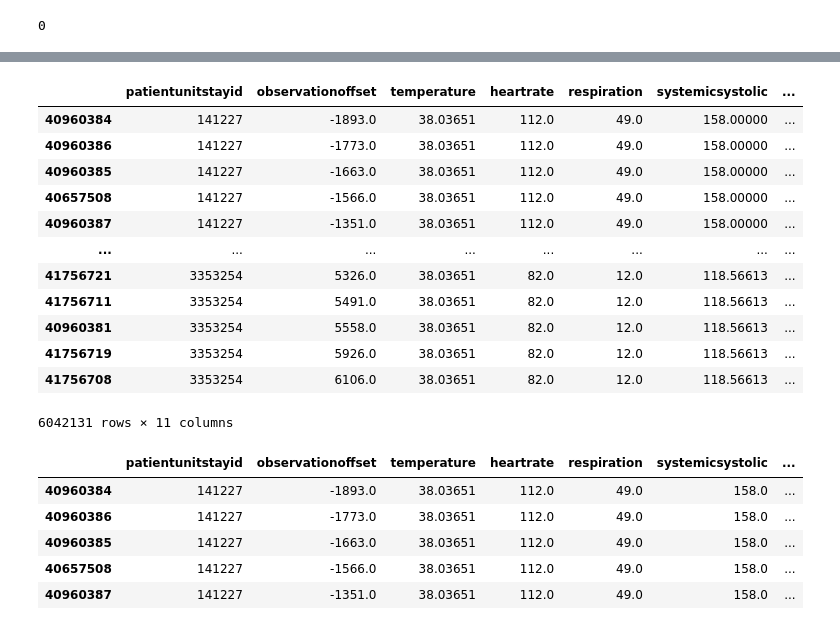
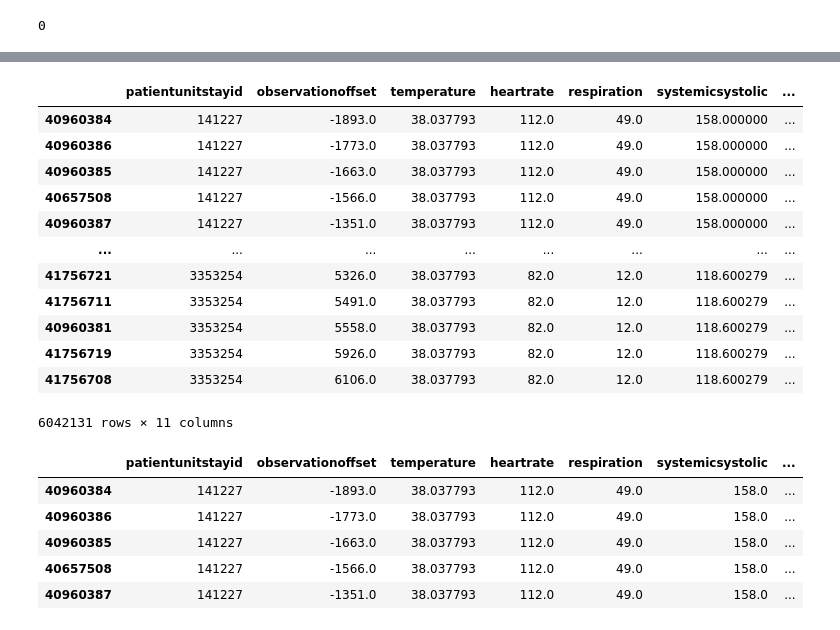
Before and after one commit to StallionsProject/SepsisPrediction, a Jupyter notebook: Jupyter Notebooks/data-interpolation.ipynb, the cells around one changed output, grey strips where cells are left out. Saved outputs shown, nothing was run; the diff lists cells and outputs as text; code cells hidden in the pictures.

Commit message:
fixed mean calculations in data interpolation

```diff
--- a/Jupyter Notebooks/data-interpolation.ipynb
+++ b/Jupyter Notebooks/data-interpolation.ipynb
@@ -131,10 +150,9 @@ finalData[cols].isnull().sum().sum()
 # %%
-finalData['temperature'] = finalData['temperature'].fillna(finalData['temperature'].mean())
-finalData['heartrate'] = finalData['heartrate'].fillna(finalData['heartrate'].mean())
-finalData['respiration'] = finalData['respiration'].fillna(finalData['respiration'].mean())
-finalData['systemicsystolic'] = finalData['systemicsystolic'].fillna(finalData['systemicsystolic'].mean())
-finalData['creatinine'] = finalData['creatinine'].fillna(finalData['creatinine'].mean())
-finalData['wbcx1000'] = finalData['wbcx1000'].fillna(finalData['wbcx1000'].mean())
-finalData['lactate'] = finalData['lactate'].fillna(finalData['lactate'].mean())
-finalData['urineoutputbyweight'] = finalData['urineoutputbyweight'].fillna(finalData['urineoutputbyweight'].mean())
-finalData['diagnosis'] = finalData['diagnosis'].fillna(0)
+sepsisOnly['temperature'] = sepsisOnly['temperature'].fillna(sepsisOnly['temperature'].mean())
+sepsisOnly['heartrate'] = sepsisOnly['heartrate'].fillna(sepsisOnly['heartrate'].mean())
+sepsisOnly['respiration'] = sepsisOnly['respiration'].fillna(sepsisOnly['respiration'].mean())
+sepsisOnly['systemicsystolic'] = sepsisOnly['systemicsystolic'].fillna(sepsisOnly['systemicsystolic'].mean())
+sepsisOnly['creatinine'] = sepsisOnly['creatinine'].fillna(sepsisOnly['creatinine'].mean())
+sepsisOnly['wbcx1000'] = sepsisOnly['wbcx1000'].fillna(sepsisOnly['wbcx1000'].mean())
+sepsisOnly['lactate'] = sepsisOnly['lactate'].fillna(sepsisOnly['lactate'].mean())
+sepsisOnly['urineoutputbyweight'] = sepsisOnly['urineoutputbyweight'].fillna(sepsisOnly['urineoutputbyweight'].mean())
@@ -143,2 +179,5 @@ finalData[cols].isnull().sum().sum()
 # %% [output]
 0
+# %%
+notSepsis = finalData[finalData['diagnosis'] == 0]
+notSepsis
@@ -144,0 +198,9 @@ finalData[cols].isnull().sum().sum()
+# %%
+notSepsis['temperature'] = notSepsis['temperature'].fillna(notSepsis['temperature'].mean())
+notSepsis['heartrate'] = notSepsis['heartrate'].fillna(notSepsis['heartrate'].mean())
+notSepsis['respiration'] = notSepsis['respiration'].fillna(notSepsis['respiration'].mean())
+notSepsis['systemicsystolic'] = notSepsis['systemicsystolic'].fillna(notSepsis['systemicsystolic'].mean())
+notSepsis['creatinine'] = notSepsis['creatinine'].fillna(notSepsis['creatinine'].mean())
+notSepsis['wbcx1000'] = notSepsis['wbcx1000'].fillna(notSepsis['wbcx1000'].mean())
+notSepsis['lactate'] = notSepsis['lactate'].fillna(notSepsis['lactate'].mean())
+notSepsis['urineoutputbyweight'] = notSepsis['urineoutputbyweight'].fillna(notSepsis['urineoutputbyweight'].mean())
@@ -144,0 +229,3 @@ finalData[cols].isnull().sum().sum()
+# %%
+finalData2 = notSepsis.append(sepsisOnly)
+finalData2
@@ -145,18 +246,18 @@ finalData[cols].isnull().sum().sum()
 # %%
-finalData.sort_values(['patientunitstayid','observationoffset'])
-finalData
+finalData2 = finalData2.sort_values(['patientunitstayid','observationoffset'])
+finalData2
 # %% [output]
 |  | patientunitstayid | observationoffset | temperature | heartrate | respiration | systemicsystolic | ... |
-| 40960384 | 141227 | -1893.0 | 38.03651 | 112.0 | 49.0 | 158.00000 | ... |
-| 40960386 | 141227 | -1773.0 | 38.03651 | 112.0 | 49.0 | 158.00000 | ... |
-| 40960385 | 141227 | -1663.0 | 38.03651 | 112.0 | 49.0 | 158.00000 | ... |
-| 40657508 | 141227 | -1566.0 | 38.03651 | 112.0 | 49.0 | 158.00000 | ... |
-| 40960387 | 141227 | -1351.0 | 38.03651 | 112.0 | 49.0 | 158.00000 | ... |
+| 40960384 | 141227 | -1893.0 | 38.037793 | 112.0 | 49.0 | 158.000000 | ... |
+| 40960386 | 141227 | -1773.0 | 38.037793 | 112.0 | 49.0 | 158.000000 | ... |
+| 40960385 | 141227 | -1663.0 | 38.037793 | 112.0 | 49.0 | 158.000000 | ... |
+| 40657508 | 141227 | -1566.0 | 38.037793 | 112.0 | 49.0 | 158.000000 | ... |
+| 40960387 | 141227 | -1351.0 | 38.037793 | 112.0 | 49.0 | 158.000000 | ... |
 | ... | ... | ... | ... | ... | ... | ... | ... |
-| 41756721 | 3353254 | 5326.0 | 38.03651 | 82.0 | 12.0 | 118.56613 | ... |
-| 41756711 | 3353254 | 5491.0 | 38.03651 | 82.0 | 12.0 | 118.56613 | ... |
-| 40960381 | 3353254 | 5558.0 | 38.03651 | 82.0 | 12.0 | 118.56613 | ... |
-| 41756719 | 3353254 | 5926.0 | 38.03651 | 82.0 | 12.0 | 118.56613 | ... |
-| 41756708 | 3353254 | 6106.0 | 38.03651 | 82.0 | 12.0 | 118.56613 | ... |
+| 41756721 | 3353254 | 5326.0 | 38.037793 | 82.0 | 12.0 | 118.600279 | ... |
+| 41756711 | 3353254 | 5491.0 | 38.037793 | 82.0 | 12.0 | 118.600279 | ... |
+| 40960381 | 3353254 | 5558.0 | 38.037793 | 82.0 | 12.0 | 118.600279 | ... |
+| 41756719 | 3353254 | 5926.0 | 38.037793 | 82.0 | 12.0 | 118.600279 | ... |
+| 41756708 | 3353254 | 6106.0 | 38.037793 | 82.0 | 12.0 | 118.600279 | ... |
 6042131 rows × 11 columns
 # %%
@@ -164,11 +265,11 @@ finalData = finalData.astype({'diagnosis': int})
 # %%
-finalData.head()
+finalData2.head()
 # %% [output]
 |  | patientunitstayid | observationoffset | temperature | heartrate | respiration | systemicsystolic | ... |
-| 40960384 | 141227 | -1893.0 | 38.03651 | 112.0 | 49.0 | 158.0 | ... |
-| 40960386 | 141227 | -1773.0 | 38.03651 | 112.0 | 49.0 | 158.0 | ... |
-| 40960385 | 141227 | -1663.0 | 38.03651 | 112.0 | 49.0 | 158.0 | ... |
-| 40657508 | 141227 | -1566.0 | 38.03651 | 112.0 | 49.0 | 158.0 | ... |
-| 40960387 | 141227 | -1351.0 | 38.03651 | 112.0 | 49.0 | 158.0 | ... |
+| 40960384 | 141227 | -1893.0 | 38.037793 | 112.0 | 49.0 | 158.0 | ... |
+| 40960386 | 141227 | -1773.0 | 38.037793 | 112.0 | 49.0 | 158.0 | ... |
+| 40960385 | 141227 | -1663.0 | 38.037793 | 112.0 | 49.0 | 158.0 | ... |
+| 40657508 | 141227 | -1566.0 | 38.037793 | 112.0 | 49.0 | 158.0 | ... |
+| 40960387 | 141227 | -1351.0 | 38.037793 | 112.0 | 49.0 | 158.0 | ... |
 # %%
 path = "../eICU/training/"
```
Also changed, not shown: parts of 11 cells of this notebook.
